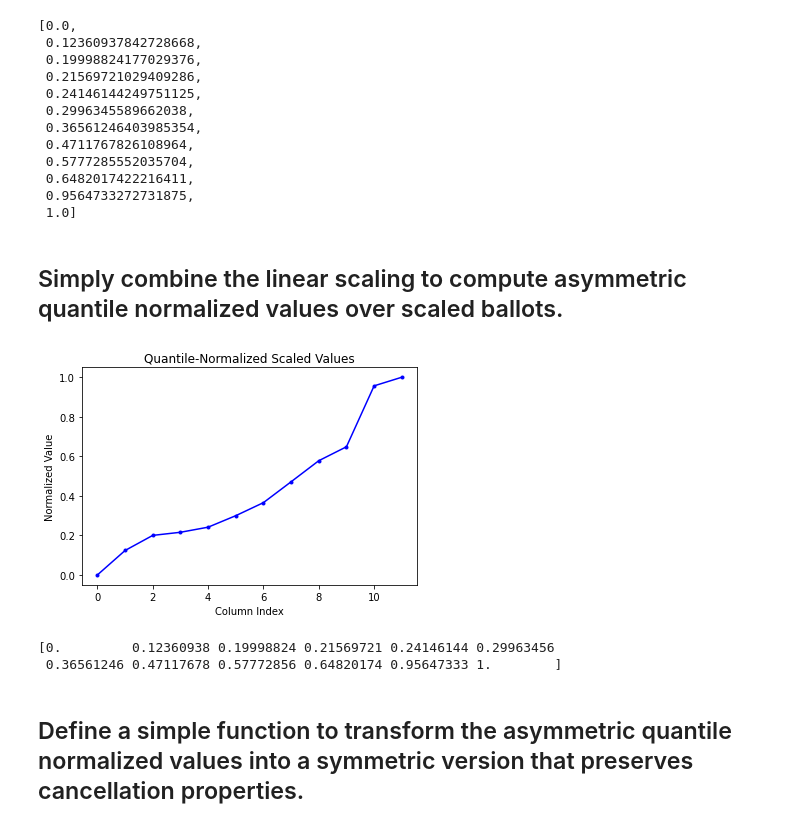
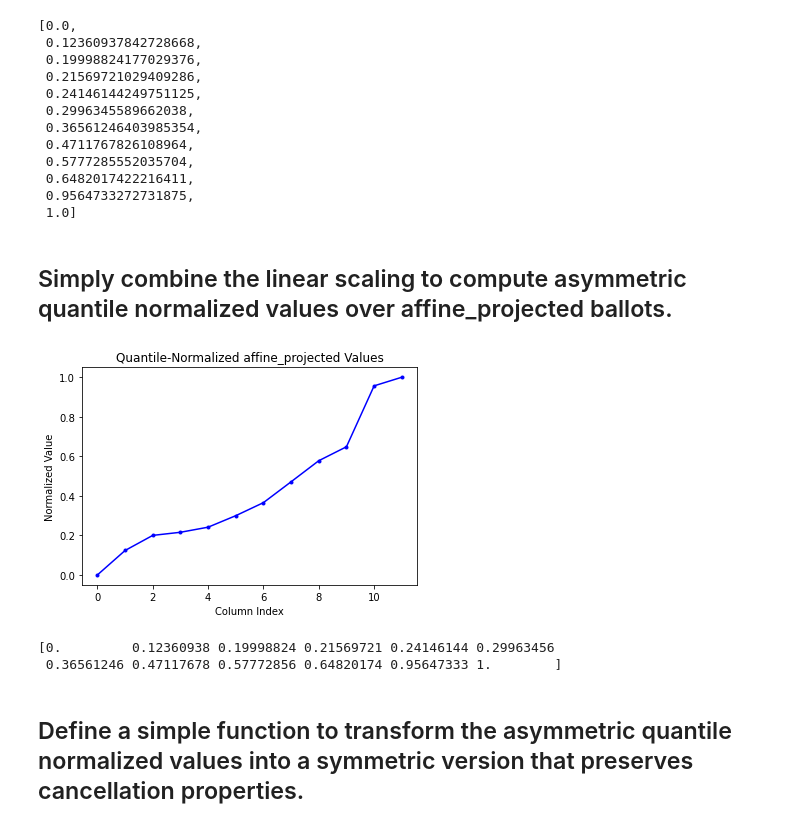
Before and after one commit to cfrankston728/symmetric_quantile-normalized_score, a Jupyter notebook: voting_explorer.ipynb, the cells around one changed output. Cells and saved outputs as stored; diff of their text form; code cells hidden in the pictures.

Commit message:
referenced affine projection

```diff
--- a/voting_explorer.ipynb
+++ b/voting_explorer.ipynb
@@ -55,7 +55,7 @@ score_ballot_df
 
 Discard ballots that have no variation.
 # %%
-def get_scaled_score_ballot(score_ballot, min=0, max=1):
+def get_affine_projected_score_ballot(score_ballot, min=0, max=1):
     max_score = np.max(score_ballot)
     min_score = np.min(score_ballot)
 
@@ -63,23 +63,23 @@ def get_scaled_score_ballot(score_ballot, min=0, max=1):
     #print("score range: ", score_range)
 
     if score_range == 0:
-        scaled_score_ballot = np.full_like(score_ballot, 0)
+        affine_projected_score_ballot = np.full_like(score_ballot, 0)
     else:
-        scaled_score_ballot = min + ((score_ballot - min_score) / score_range) * (max - min)
-    return scaled_score_ballot
+        affine_projected_score_ballot = min + ((score_ballot - min_score) / score_range) * (max - min)
+    return affine_projected_score_ballot
 
-def get_scaled_score_ballot_df(score_ballot_df, min=0, max=1):
+def get_affine_projected_score_ballot_df(score_ballot_df, min=0, max=1):
     # Use apply to vectorize operation across rows
-    scaled_score_ballot_df = score_ballot_df.apply(get_scaled_score_ballot, args=(min, max), axis=1)
-    return scaled_score_ballot_df
+    affine_projected_score_ballot_df = score_ballot_df.apply(get_affine_projected_score_ballot, args=(min, max), axis=1)
+    return affine_projected_score_ballot_df
 
-scaled_score_ballot_df = get_scaled_score_ballot_df(score_ballot_df)
+affine_projected_score_ballot_df = get_affine_projected_score_ballot_df(score_ballot_df)
 
-rows_to_keep = scaled_score_ballot_df.sum(axis=1) != 0
+rows_to_keep = affine_projected_score_ballot_df.sum(axis=1) != 0
 
-scaled_score_ballot_df = scaled_score_ballot_df[rows_to_keep]
+affine_projected_score_ballot_df = affine_projected_score_ballot_df[rows_to_keep]
 score_ballot_df = score_ballot_df[rows_to_keep]
-scaled_score_ballot_df
+affine_projected_score_ballot_df
 # %% [output]
 |  | 0 | 1 | 2 | 3 | 4 | 5 | 6 | 7 | 8 | 9 | 10 | ... |
 | EVELYN | 0.312500 | 0.000000 | 0.906250 | 0.296875 | 0.187500 | 0.218750 | 0.218750 | 0.296875 | 0.671875 | 1.000000 | 0.484375 | ... |
@@ -178,22 +178,22 @@ get_quantile_normalized_values(scaled_score_ballot_df)
  0.9564733272731875,
  1.0]
 # %% [markdown]
-## Simply combine the linear scaling to compute asymmetric quantile normalized values over scaled ballots.
+## Simply combine the linear scaling to compute asymmetric quantile normalized values over affine_projected ballots.
 # %%
 
-def get_quantile_normalized_scaled_values(score_ballot_df, min=0, max=1):
-    scaled_score_ballot_df = get_scaled_score_ballot_df(score_ballot_df, min, max)
-    return np.array(get_quantile_normalized_values(scaled_score_ballot_df))
+def get_quantile_normalized_affine_projected_values(score_ballot_df, min=0, max=1):
+    affine_projected_score_ballot_df = get_affine_projected_score_ballot_df(score_ballot_df, min, max)
+    return np.array(get_quantile_normalized_values(affine_projected_score_ballot_df))
 
-quantile_normalized_scaled_values=get_quantile_normalized_scaled_values(score_ballot_df)
-plt.plot(quantile_normalized_scaled_values, marker='.', c='blue')
-plt.title('Quantile-Normalized Scaled Values')
+quantile_normalized_affine_projected_values=get_quantile_normalized_affine_projected_values(score_ballot_df)
+plt.plot(quantile_normalized_affine_projected_values, marker='.', c='blue')
+plt.title('Quantile-Normalized affine_projected Values')
 plt.xlabel('Column Index')
 plt.ylabel('Normalized Value')
 plt.show()
-print(quantile_normalized_scaled_values)
+print(quantile_normalized_affine_projected_values)
 # %% [output]
-[figure, old version]
+[figure, new version]
 [0.         0.12360938 0.19998824 0.21569721 0.24146144 0.29963456
  0.36561246 0.47117678 0.57772856 0.64820174 0.95647333 1.        ]
 # %% [markdown]
```
Also changed, not shown: parts of 18 cells of this notebook.
